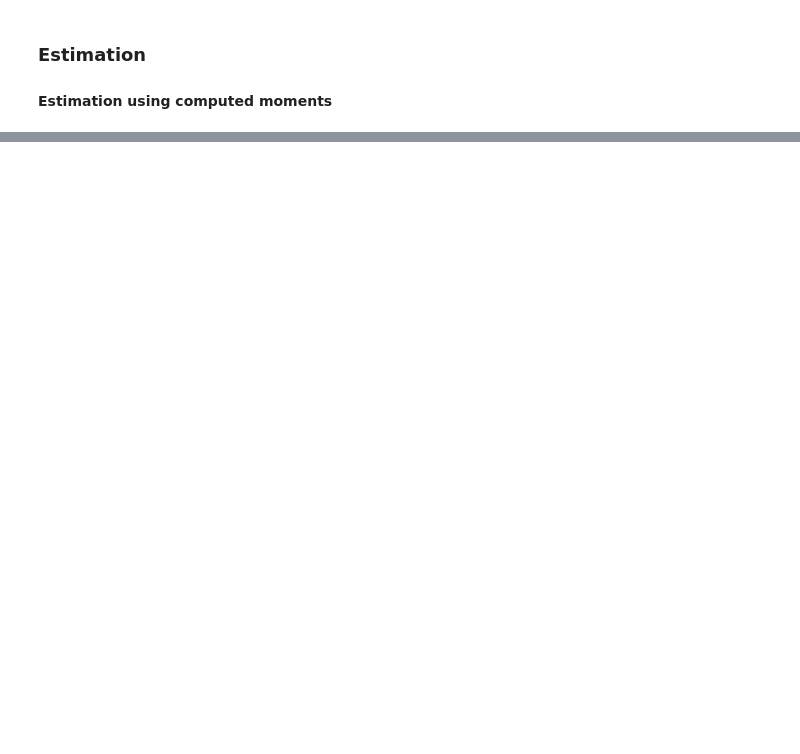
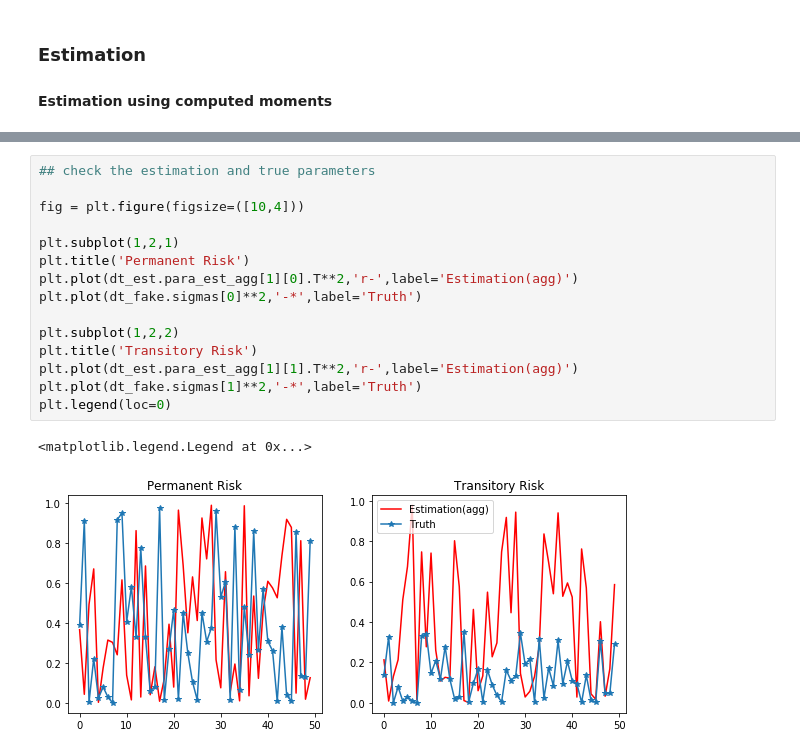
Before and after one commit to iworld1991/IncExpProject, a Jupyter notebook: WorkingFolder/PythonCode/IncomeRisksEst.ipynb, the cells around one changed output, grey strips where cells are left out. Saved outputs shown, nothing was run; the diff lists cells and outputs as text; blank space fills up the shorter version.

```diff
--- a/WorkingFolder/PythonCode/IncomeRisksEst.ipynb
+++ b/WorkingFolder/PythonCode/IncomeRisksEst.ipynb
@@ -416,0 +478,18 @@ plt.legend(loc=0)
+# %%
+## check the estimation and true parameters
+
+fig = plt.figure(figsize=([10,4]))
+
+plt.subplot(1,2,1)
+plt.title('Permanent Risk')
+plt.plot(dt_est.para_est_agg[1][0].T**2,'r-',label='Estimation(agg)')
+plt.plot(dt_fake.sigmas[0]**2,'-*',label='Truth')
+
+plt.subplot(1,2,2)
+plt.title('Transitory Risk')
+plt.plot(dt_est.para_est_agg[1][1].T**2,'r-',label='Estimation(agg)')
+plt.plot(dt_fake.sigmas[1]**2,'-*',label='Truth')
+plt.legend(loc=0)
+# %% [output]
+<matplotlib.legend.Legend at 0x...>
+[figure, added]
```
Also changed, not shown: parts of 15 cells of this notebook.
